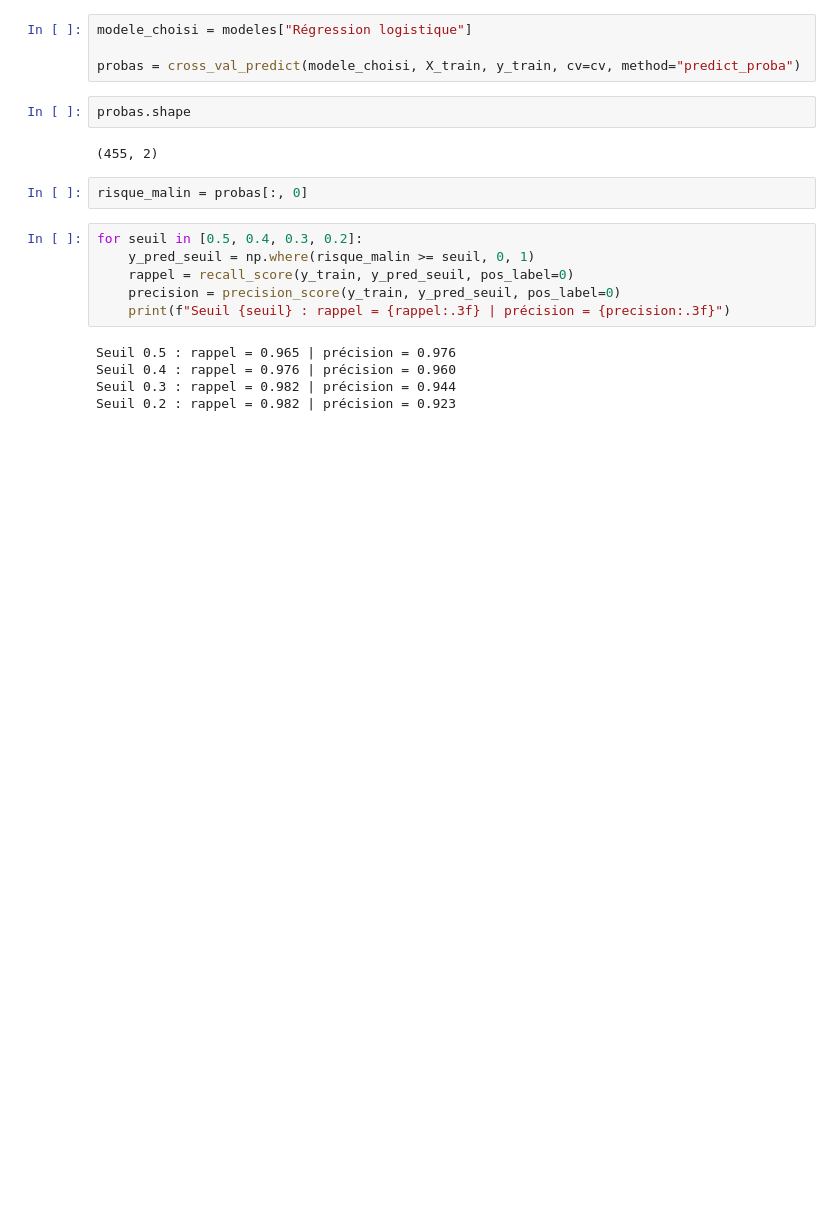
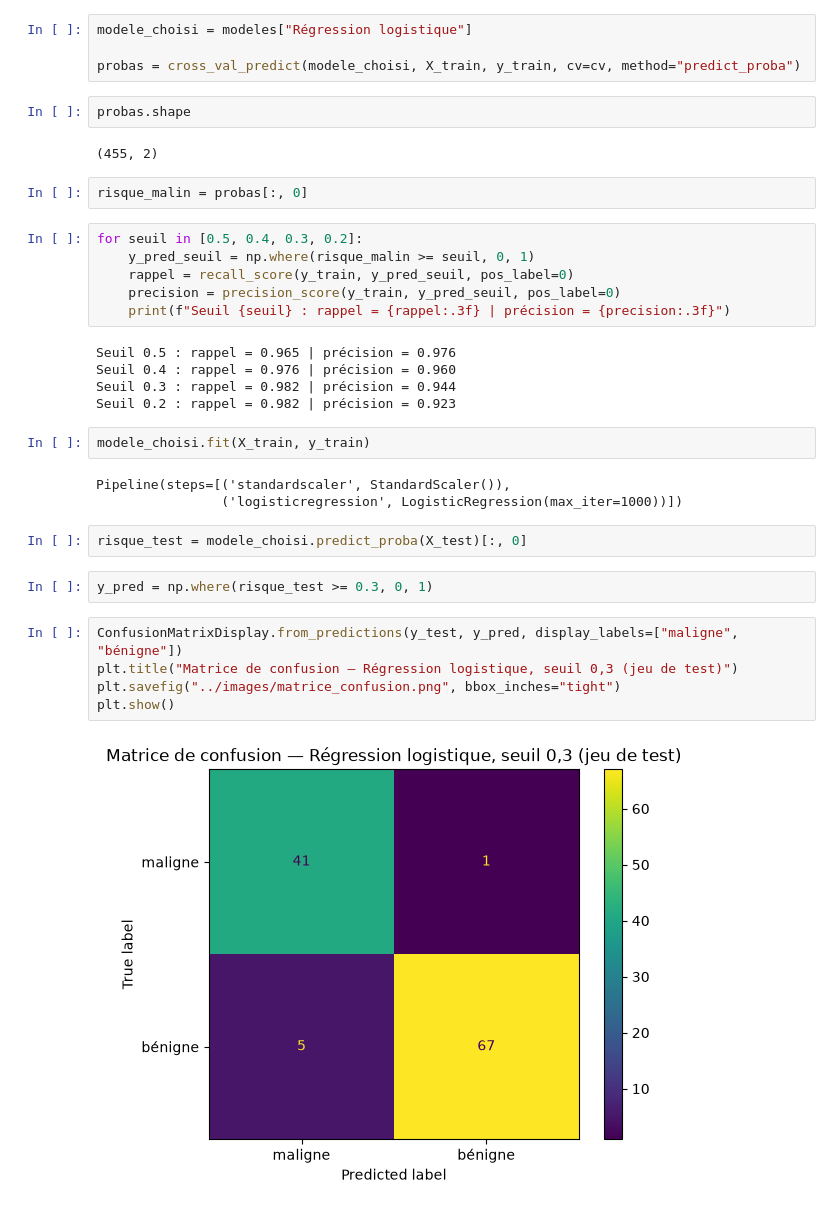
Before and after one commit to yassinehq/Breast-cancer-ml, a Jupyter notebook: notebooks/01_breast_cancer_classification.ipynb, the cells around one changed output. Cells and saved outputs as stored; diff of their text form; blank space fills up the shorter version.

```diff
--- a/notebooks/01_breast_cancer_classification.ipynb
+++ b/notebooks/01_breast_cancer_classification.ipynb
@@ -242,3 +244,19 @@ Seuil 0.5 : rappel = 0.965 | précision = 0.976
 Seuil 0.4 : rappel = 0.976 | précision = 0.960
 Seuil 0.3 : rappel = 0.982 | précision = 0.944
 Seuil 0.2 : rappel = 0.982 | précision = 0.923
+# %%
+modele_choisi.fit(X_train, y_train)
+# %% [output]
+Pipeline(steps=[('standardscaler', StandardScaler()),
+                ('logisticregression', LogisticRegression(max_iter=1000))])
+# %%
+risque_test = modele_choisi.predict_proba(X_test)[:, 0]
+# %%
+y_pred = np.where(risque_test >= 0.3, 0, 1)
+# %%
+ConfusionMatrixDisplay.from_predictions(y_test, y_pred, display_labels=["maligne", "bénigne"])
+plt.title("Matrice de confusion — Régression logistique, seuil 0,3 (jeu de test)")
+plt.savefig("../images/matrice_confusion.png", bbox_inches="tight")
+plt.show()
+# %% [output]
+[figure, added]
```
Also changed, not shown: parts of 5 cells of this notebook, 10 other files.
